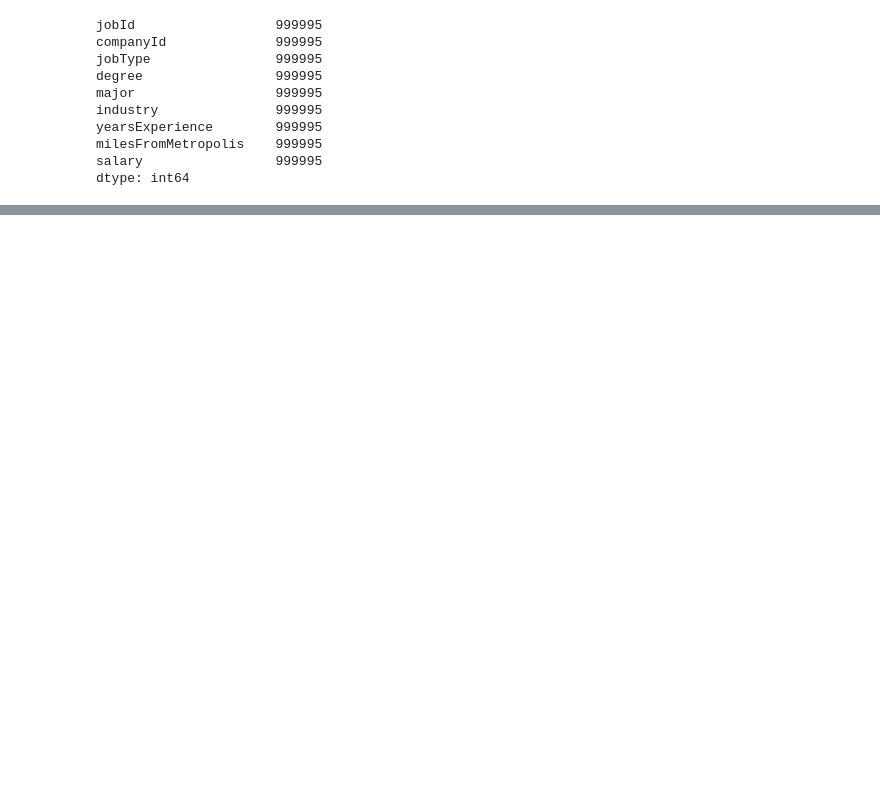
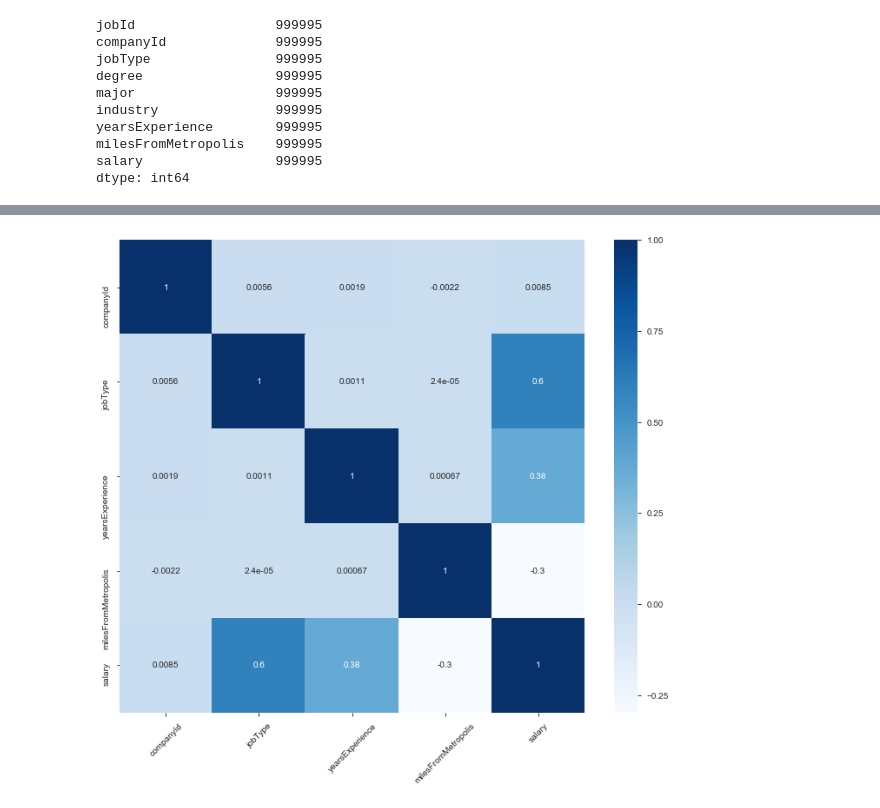
Before and after one commit to hbelay/Salary-Predictions, a Jupyter notebook: SalaryPrediction.ipynb, the cells around one changed output, grey strips where cells are left out. Cells and saved outputs as stored; diff of their text form; code cells hidden in the pictures; blank space fills up the shorter version.

```diff
--- a/SalaryPrediction.ipynb
+++ b/SalaryPrediction.ipynb
@@ -225,0 +238,10 @@ We'll skip this step since we don't have the outcomes for the test data
+# %%
+# Correlations between selected features and response
+# jobId is discarded because it is unique for individual
+fig = plt.figure(figsize=(12, 10))
+features = ['companyId', 'jobType', 'degree', 'major', 'industry', 'yearsExperience', 'milesFromMetropolis']
+sns.heatmap(train_df[features + ['salary']].corr(), cmap='Blues', annot=True)
+plt.xticks(rotation=45)
+plt.show()
+# %% [output]
+[figure, added]
```
Also changed, not shown: parts of 40 cells of this notebook.
